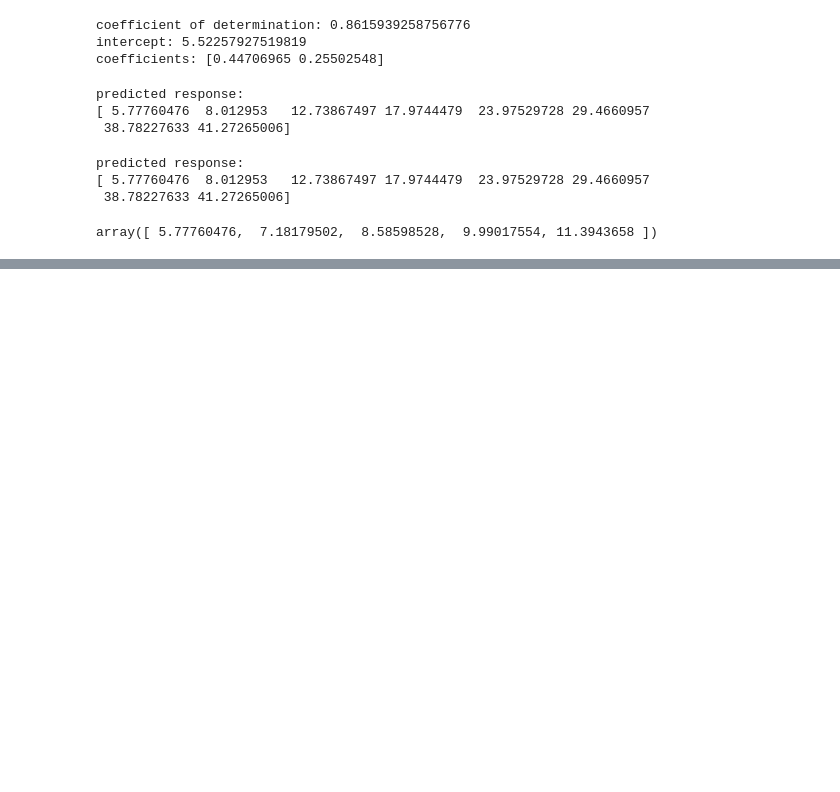
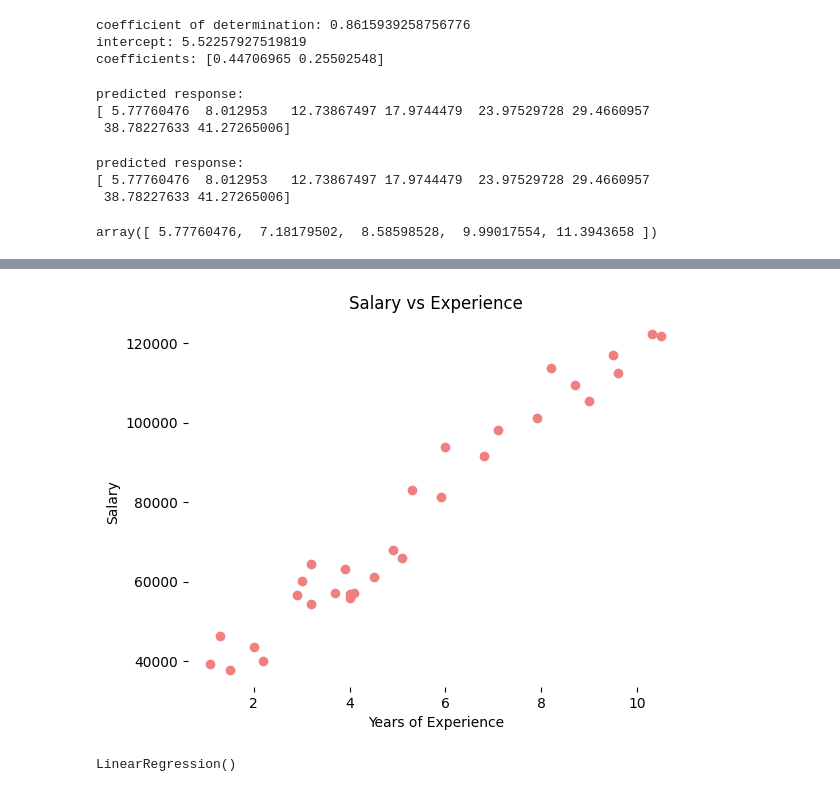
Before and after one commit to Sakshi-Murade/ML_LAB, a Jupyter notebook: Assignment_2.ipynb, the cells around one changed output, grey strips where cells are left out. Saved outputs shown, nothing was run; the diff lists cells and outputs as text; code cells hidden in the pictures; blank space fills up the shorter version.

```diff
--- a/Assignment_2.ipynb
+++ b/Assignment_2.ipynb
@@ -151,0 +183,10 @@ from sklearn.linear_model import LinearRegression
+# %%
+df_sal = pd.read_csv("Salary_Data.csv")
+plt.scatter(df_sal['YearsExperience'], df_sal['Salary'], color = 'lightcoral')
+plt.title('Salary vs Experience')
+plt.xlabel('Years of Experience')
+plt.ylabel('Salary')
+plt.box(False)
+plt.show()
+# %% [output]
+[figure, added]
@@ -151,0 +199,5 @@ from sklearn.linear_model import LinearRegression
+# %%
+regressor = LinearRegression()
+regressor.fit(X_train, y_train)
+# %% [output]
+LinearRegression()
```
Also changed, not shown: parts of 10 cells of this notebook.
